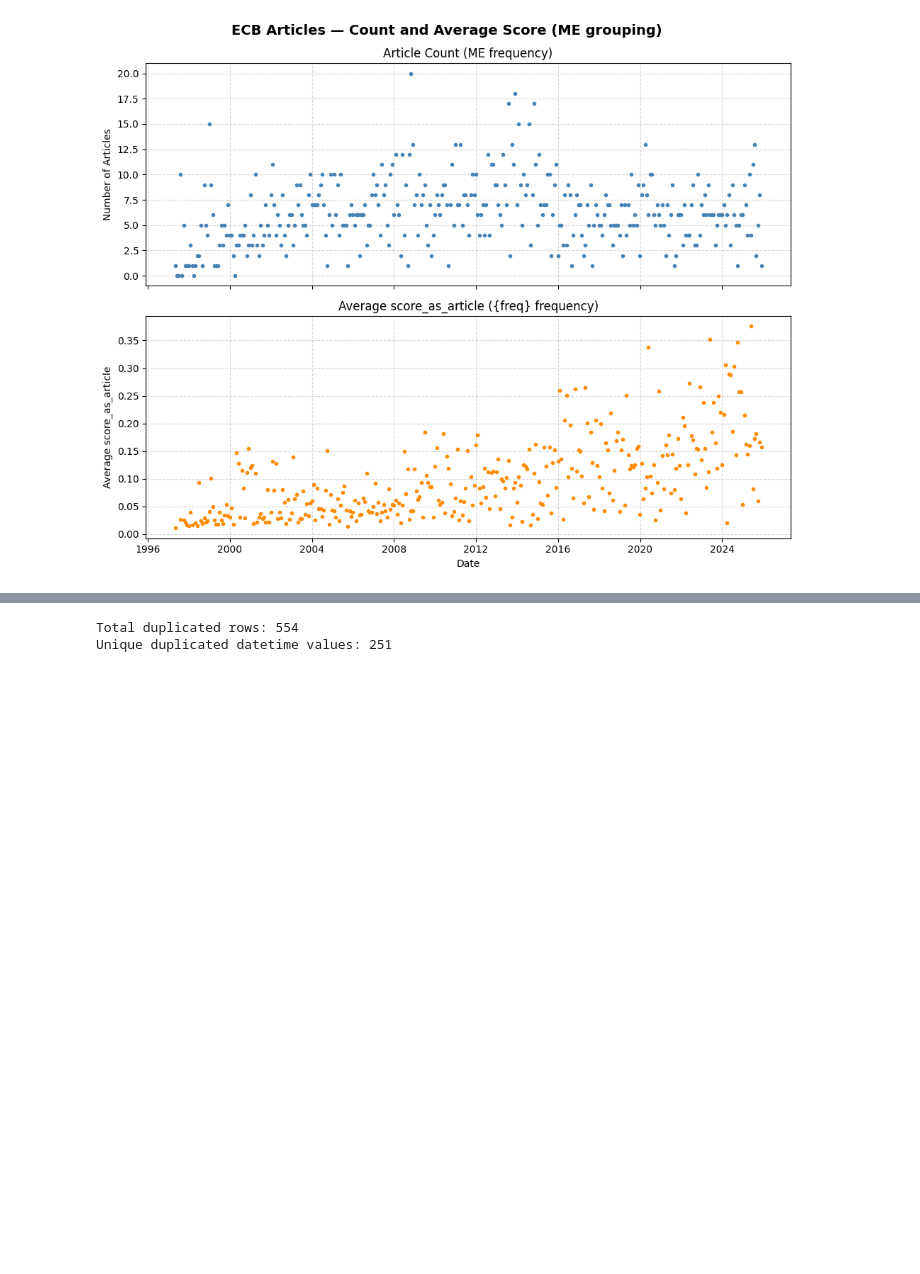
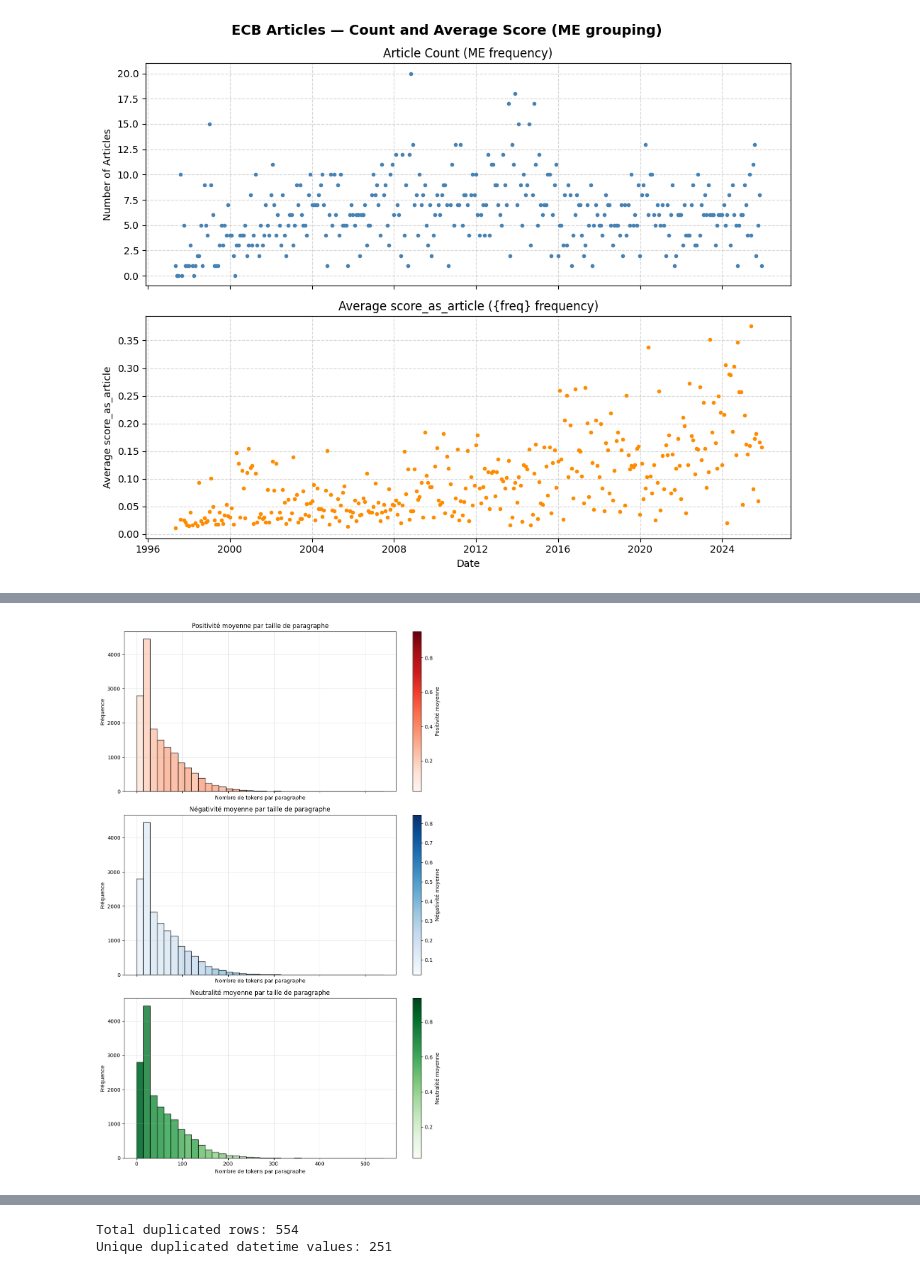
Before and after one commit to amjn480/project_ml_pm_vautrin_jean, a Jupyter notebook: main.ipynb, the cells around one changed output, grey strips where cells are left out. Cells and saved outputs as stored; diff of their text form; code cells hidden in the pictures; blank space fills up the shorter version.

```diff
--- a/main.ipynb
+++ b/main.ipynb
@@ -1222,0 +1356,94 @@ study_df.head()
+# %%
+import numpy as np
+import matplotlib.pyplot as plt
+from matplotlib.colors import Normalize
+from matplotlib.cm import ScalarMappable
+
+# --- 1. Extraire proprement les valeurs ---
+all_tokens, all_pos, all_neg, all_neu = [], [], [], []
+
+def flatten(x):
+    """Flatten une liste potentiellement imbriquée."""
+    if isinstance(x, (list, np.ndarray)):
+        for i in x:
+            yield from flatten(i)
+    else:
+        yield x
+
+for d in study_df["dictionary_softmax_tokens"].dropna():
+    if not isinstance(d, dict):
+        continue
+
+    tokens = d.get("nb_token")
+    pos = d.get("positivity")
+    neg = d.get("negativity")
+    neu = d.get("neutrality")
+
+    if tokens is None or pos is None or neg is None or neu is None:
+        continue
+
+    # Flatten et conversion
+    tokens = list(flatten(tokens))
+    pos = list(flatten(pos))
+    neg = list(flatten(neg))
+    neu = list(flatten(neu))
+
+    # Tronquer à la même longueur minimale pour éviter les décalages
+    min_len = min(len(tokens), len(pos), len(neg), len(neu))
+    if min_len == 0:
+        continue
+
+    all_tokens.extend(tokens[:min_len])
+    all_pos.extend(pos[:min_len])
+    all_neg.extend(neg[:min_len])
+    all_neu.extend(neu[:min_len])
+
+# --- 2. Conversion numpy propre ---
+all_tokens = np.array(all_tokens, dtype=float)
+all_pos = np.array(all_pos, dtype=float)
+all_neg = np.array(all_neg, dtype=float)
+all_neu = np.array(all_neu, dtype=float)
+
+# --- 3. Définir les bins ---
+bins = np.arange(0, 551, 15)
+bin_indices = np.digitize(all_tokens, bins) - 1
+
+# --- 4. Calculer les moyennes par bin ---
+def bin_mean(values):
+    means = []
+    for i in range(len(bins) - 1):
+        mask = bin_indices == i
+        means.append(np.nanmean(values[mask]) if mask.any() else np.nan)
+    return np.array(means)
+
+mean_pos = bin_mean(all_pos)
+mean_neg = bin_mean(all_neg)
+mean_neu = bin_mean(all_neu)
+
+counts, edges = np.histogram(all_tokens, bins=bins)
+
+# --- 5. Fonction d’affichage générique ---
+def plot_hist(ax, mean_values, cmap, title, vlabel):
+    norm = Normalize(vmin=np.nanmin(mean_values), vmax=np.nanmax(mean_values))
+    colors = cmap(norm(mean_values))
+    ax.bar(edges[:-1], counts, width=np.diff(edges), align="edge",
+           edgecolor="black", color=colors, alpha=0.9)
+    sm = ScalarMappable(cmap=cmap, norm=norm)
+    sm.set_array([])
+    cbar = plt.colorbar(sm, ax=ax)
+    cbar.set_label(vlabel)
+    ax.set_title(title)
+    ax.set_xlabel("Nombre de tokens par paragraphe")
+    ax.set_ylabel("Fréquence")
+    ax.grid(alpha=0.3)
+
+# --- 6. Affichage final ---
+fig, axes = plt.subplots(3, 1, figsize=(10, 15), sharex=True)
+plot_hist(axes[0], mean_pos, plt.cm.Reds, "Positivité moyenne par taille de paragraphe", "Positivité moyenne")
+plot_hist(axes[1], mean_neg, plt.cm.Blues, "Négativité moyenne par taille de paragraphe", "Négativité moyenne")
+plot_hist(axes[2], mean_neu, plt.cm.Greens, "Neutralité moyenne par taille de paragraphe", "Neutralité moyenne")
+
+plt.tight_layout()
+plt.show()
+# %% [output]
+[figure, added]
```
Also changed, not shown: parts of 18 cells of this notebook, 1 other file.
